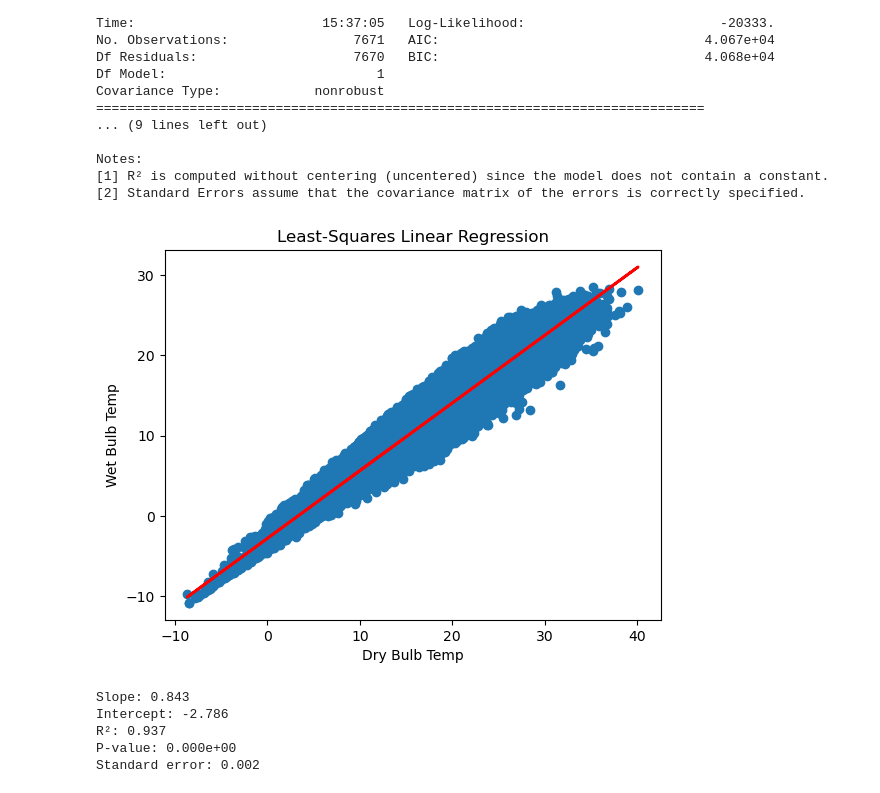
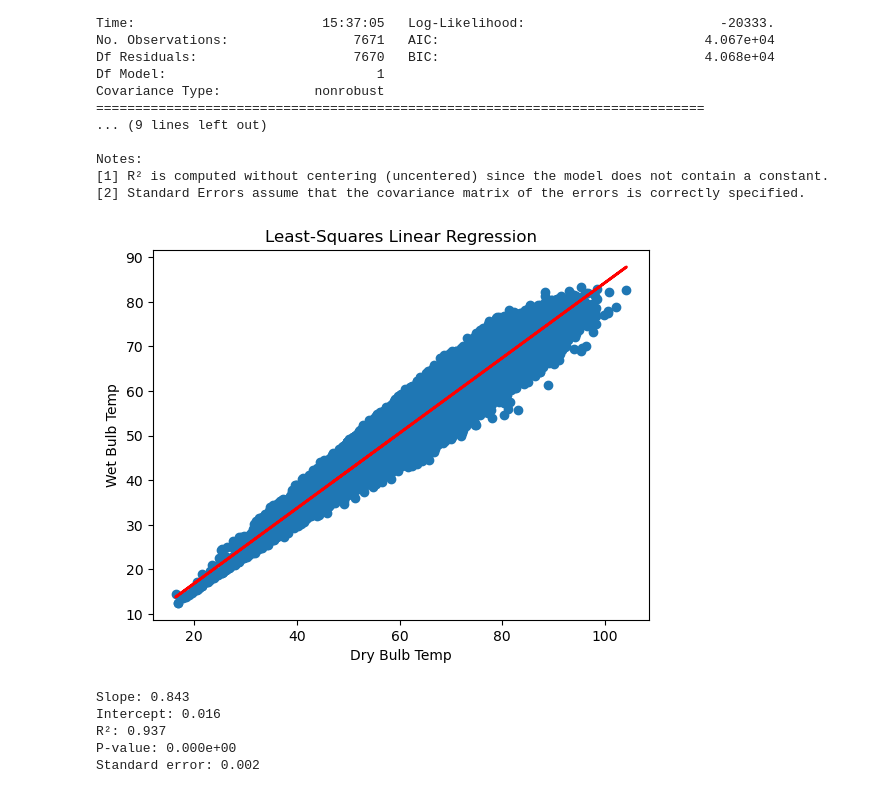
Before and after one commit to stephasharo17/Heat-Island-SOMS, a Jupyter notebook: Temp_WetBulb_Comparison.ipynb, the cells around one changed output. Drawn from its saved outputs; the diff is of its cells as text; code cells hidden in the pictures.

Commit message:
Extreme temp regressions

```diff
--- a/Temp_WetBulb_Comparison.ipynb
+++ b/Temp_WetBulb_Comparison.ipynb
@@ -520,38 +520,38 @@ Notes:
 # %%
 from scipy.stats import linregress
 
 # Your two variables
-x = combined_df["temp_max"]
-y = combined_df["wb_max"]
+x = combined_df["temp_max"]* 9 / 5 + 32
+y = combined_df["wb_max"]* 9 / 5 + 32
 
 # Least-squares linear regression
 slope, intercept, r_value, p_value, std_err = linregress(x, y)
 
 # Predicted y values
 y_pred = slope * x + intercept
 
 # Plot data
 plt.plot(x, y, 'o')
 
 # Plot least-squares best-fit line
 plt.plot(x, y_pred, color='red', linewidth=2)
 
 plt.xlabel('Dry Bulb Temp')
 plt.ylabel('Wet Bulb Temp')
 plt.title('Least-Squares Linear Regression')
 
 plt.show()
 
 # Regression statistics
 print(f"Slope: {slope:.3f}")
 print(f"Intercept: {intercept:.3f}")
 print(f"R²: {r_value**2:.3f}")
 print(f"P-value: {p_value:.3e}")
 print(f"Standard error: {std_err:.3f}")
 # %% [output]
-[figure, old version]
+[figure, new version]
 Slope: 0.843
-Intercept: -2.786
+Intercept: 0.016
 R²: 0.937
 P-value: 0.000e+00
 Standard error: 0.002
```
Also changed, not shown: parts of 4 cells of this notebook.
